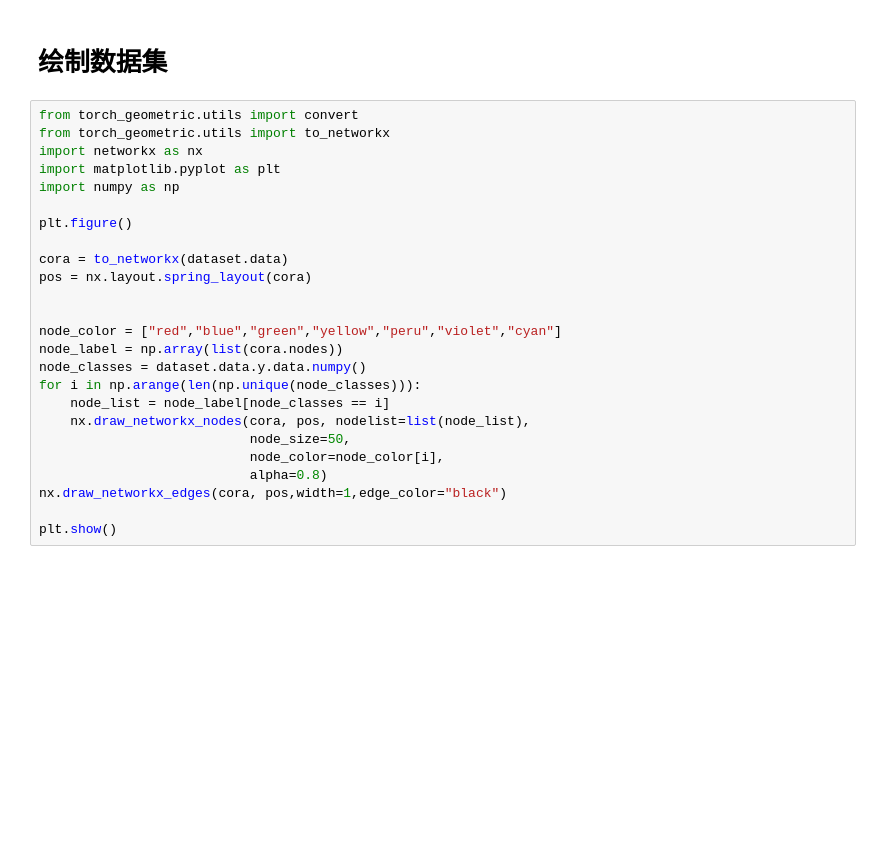
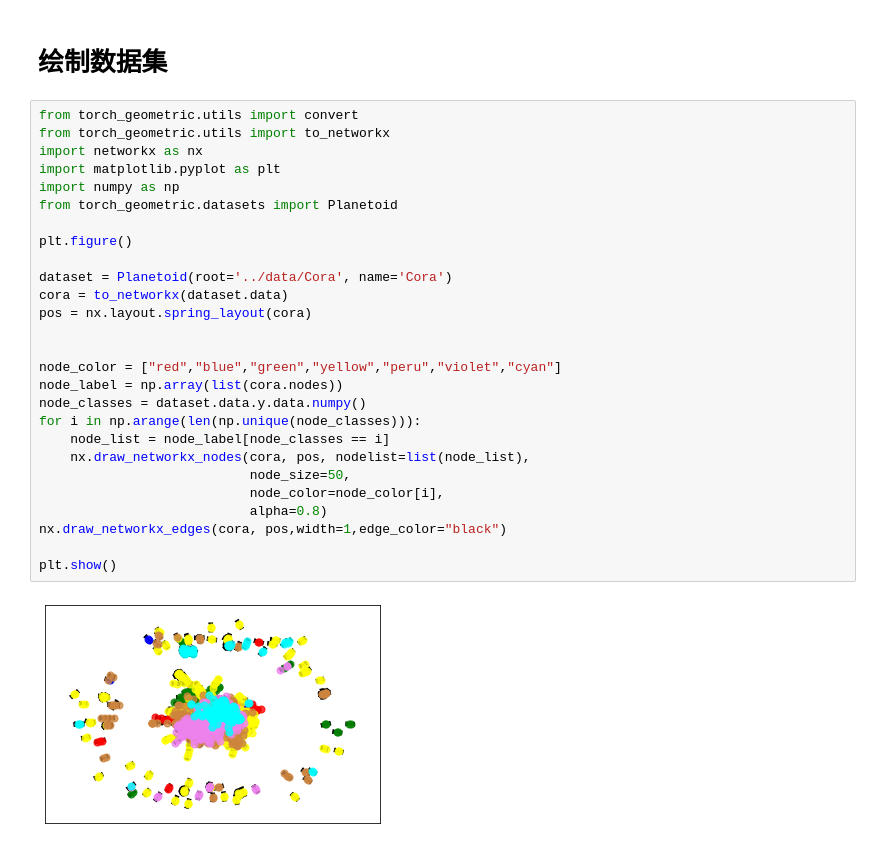
Before and after one commit to eftales/PyGT, a Jupyter notebook: 2-pyg/basic.ipynb, the cells around one changed output. Drawn from its saved outputs; the diff is of its cells as text; blank space fills up the shorter version.

```diff
--- a/2-pyg/basic.ipynb
+++ b/2-pyg/basic.ipynb
@@ -124,25 +234,29 @@ DataBatch(x=[2708, 1433], edge_index=[2, 10556], y=[2708], train_mask=[2708], va
 # %%
 from torch_geometric.utils import convert
 from torch_geometric.utils import to_networkx
 import networkx as nx
 import matplotlib.pyplot as plt
 import numpy as np
+from torch_geometric.datasets import Planetoid
 
 plt.figure()
 
+dataset = Planetoid(root='../data/Cora', name='Cora')
 cora = to_networkx(dataset.data)
 pos = nx.layout.spring_layout(cora)
 
 
 node_color = ["red","blue","green","yellow","peru","violet","cyan"]
 node_label = np.array(list(cora.nodes))
 node_classes = dataset.data.y.data.numpy()
 for i in np.arange(len(np.unique(node_classes))):
     node_list = node_label[node_classes == i]
     nx.draw_networkx_nodes(cora, pos, nodelist=list(node_list),
                            node_size=50,
                            node_color=node_color[i],
                            alpha=0.8)
 nx.draw_networkx_edges(cora, pos,width=1,edge_color="black")
 
 plt.show()
+# %% [output]
+[figure, added]
```
Also changed, not shown: parts of 5 cells of this notebook, 1 other file.
